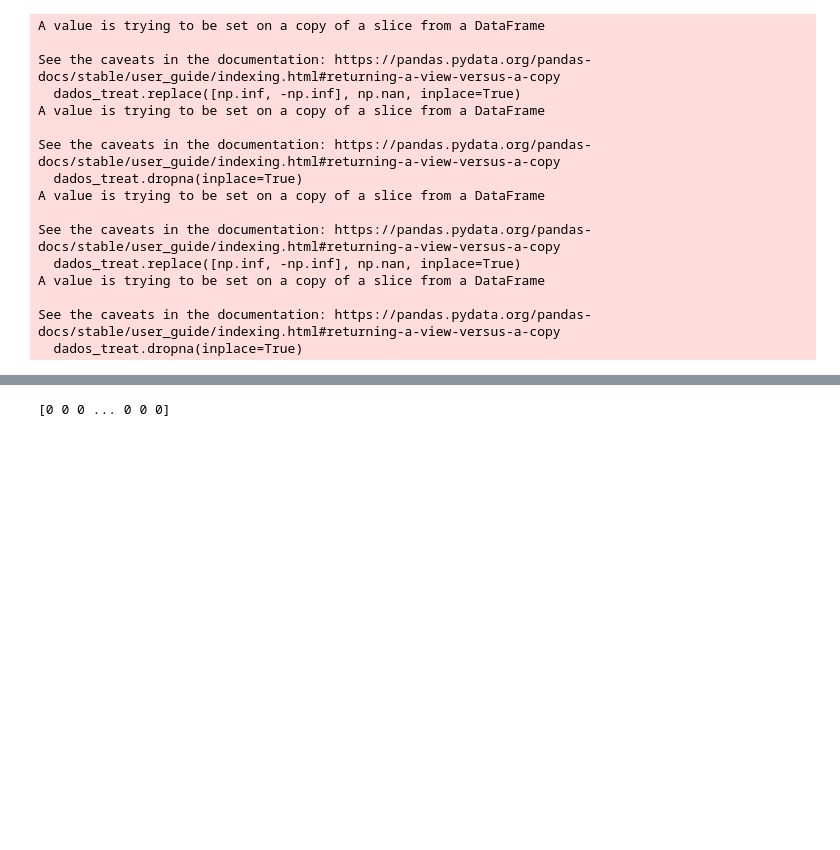
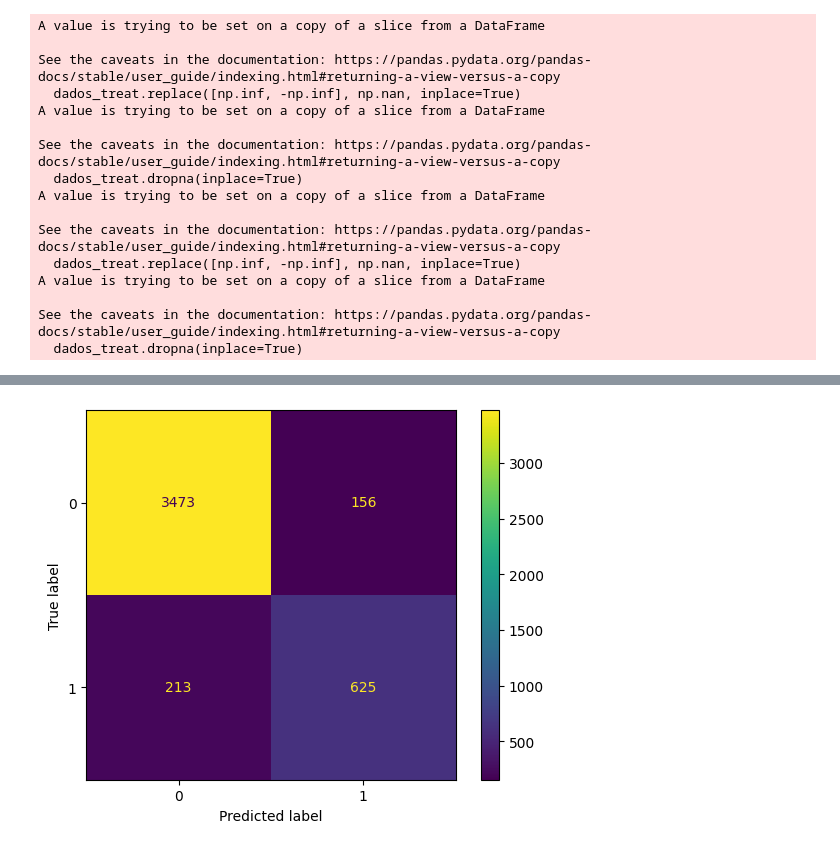
Before and after one commit to ViniciusRaphael/crypto_technical_analysis, a Jupyter notebook: models/preprocessing.ipynb, the cells around one changed output, grey strips where cells are left out. Drawn from its saved outputs; the diff is of its cells as text; code cells hidden in the pictures; blank space fills up the shorter version.

```diff
--- a/models/preprocessing.ipynb
+++ b/models/preprocessing.ipynb
@@ -185,9 +248,11 @@ Acurácia: 0.7787270652754007
-# %%
-# Usando o modelo para previsão
-predictions = model.predict(X_test)
-print(predictions)
-# %% [output]
-[0 0 0 ... 0 0 0]
+# %%
+from sklearn.metrics import ConfusionMatrixDisplay, confusion_matrix
+
+y_pred = clf.predict(X_test)
+cm = confusion_matrix(y_test, y_pred)
+cm_display = ConfusionMatrixDisplay(cm).plot()
+# %% [output]
+[figure, added]
 # %%
 # Visualizando o gráfico
 
```
Also changed, not shown: parts of 21 cells of this notebook, 16 other files.
